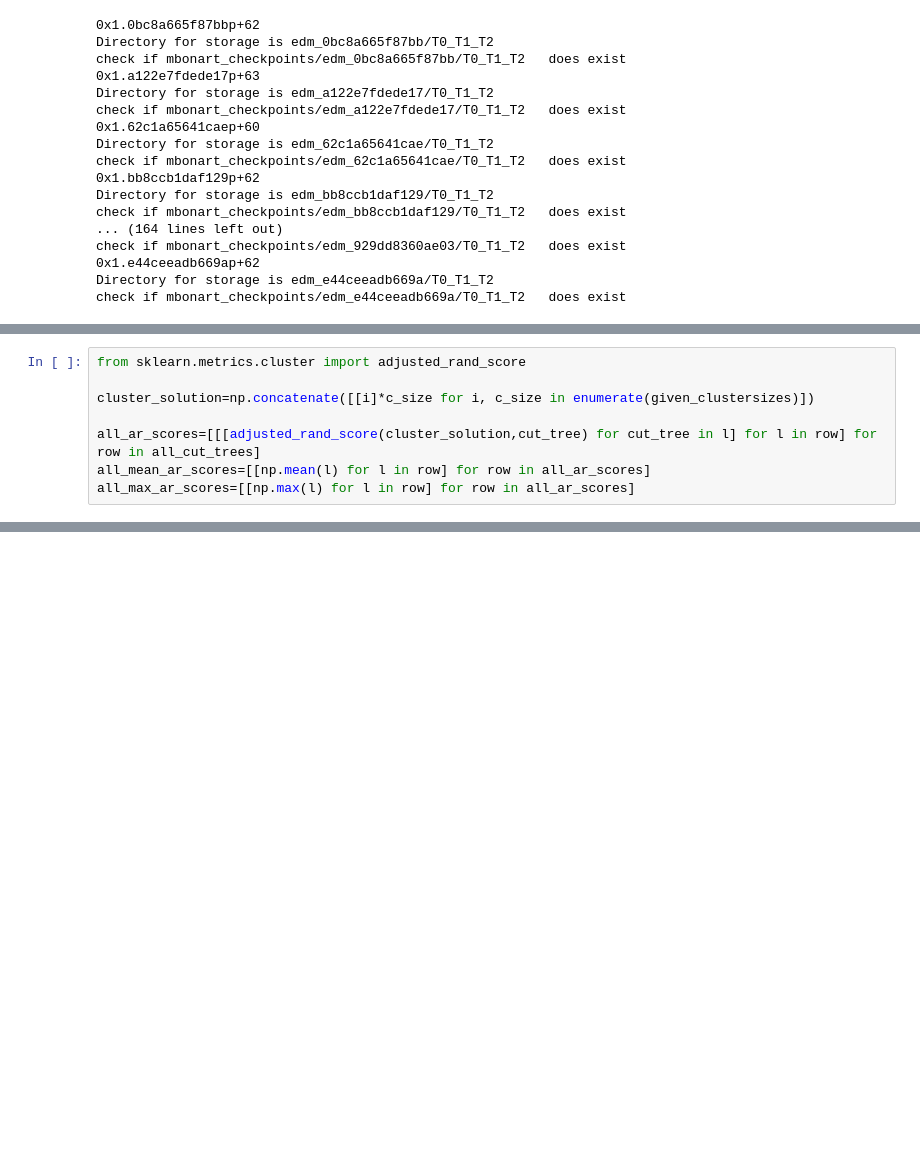
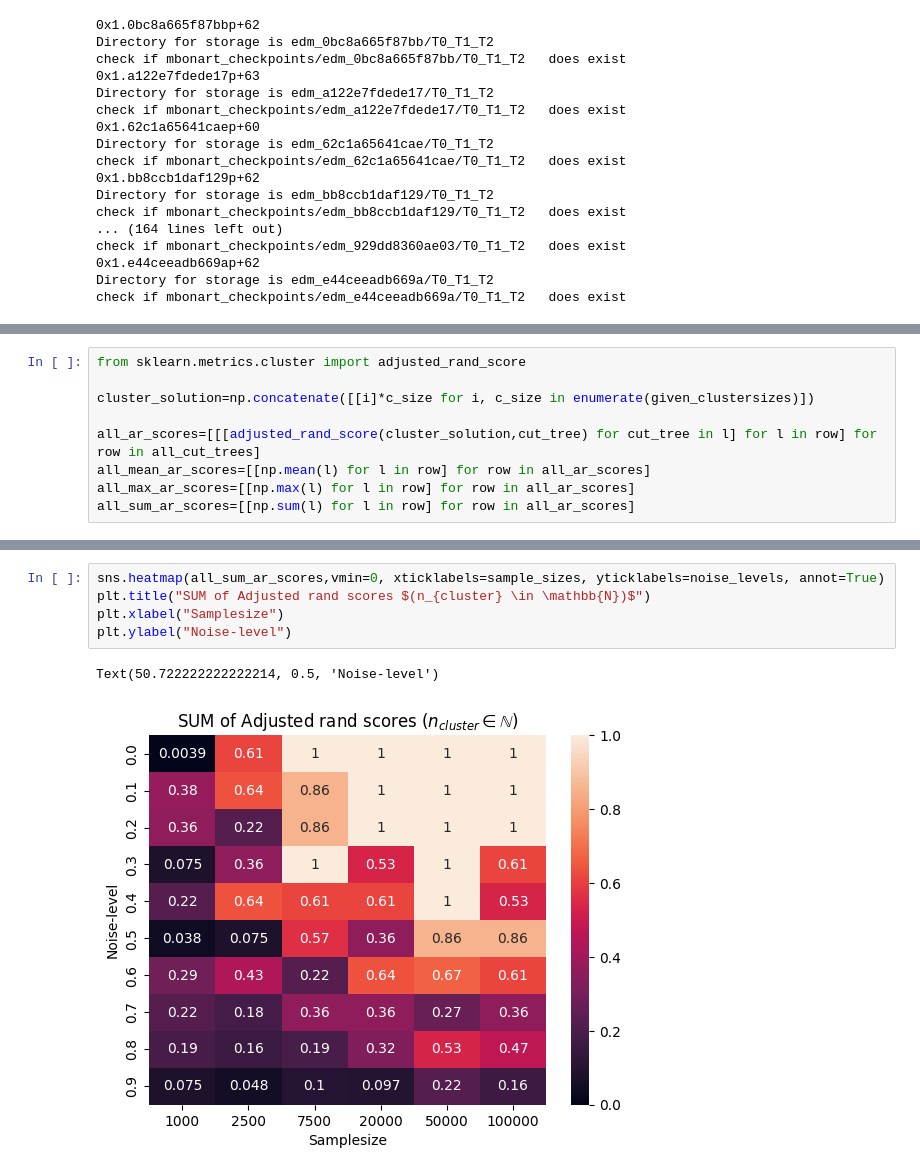
Before and after one commit to MichaelBonart/BachelorThesis, a Jupyter notebook: src/noise_comparison.ipynb, the cells around one changed output, grey strips where cells are left out. Saved outputs shown, nothing was run; the diff lists cells and outputs as text; blank space fills up the shorter version.

```diff
--- a/src/noise_comparison.ipynb
+++ b/src/noise_comparison.ipynb
@@ -100,5 +103,6 @@ cluster_solution=np.concatenate([[i]*c_size for i, c_size in enumerate(given_clu
 all_ar_scores=[[[adjusted_rand_score(cluster_solution,cut_tree) for cut_tree in l] for l in row] for row in all_cut_trees]
 all_mean_ar_scores=[[np.mean(l) for l in row] for row in all_ar_scores]
 all_max_ar_scores=[[np.max(l) for l in row] for row in all_ar_scores]
+all_sum_ar_scores=[[np.sum(l) for l in row] for row in all_ar_scores]
 # %%
 sns.heatmap(all_mean_ar_scores,vmin=0,vmax=1, xticklabels=sample_sizes, yticklabels=noise_levels, annot=True)
@@ -118,0 +125,8 @@ Text(50.722222222222214, 0.5, 'Noise-level')
+# %%
+sns.heatmap(all_sum_ar_scores,vmin=0, xticklabels=sample_sizes, yticklabels=noise_levels, annot=True)
+plt.title("SUM of Adjusted rand scores $(n_{cluster} \in \mathbb{N})$")
+plt.xlabel("Samplesize")
+plt.ylabel("Noise-level")
+# %% [output]
+Text(50.722222222222214, 0.5, 'Noise-level')
+[figure, added]
```
Also changed, not shown: parts of 6 cells of this notebook, 1 other file.
